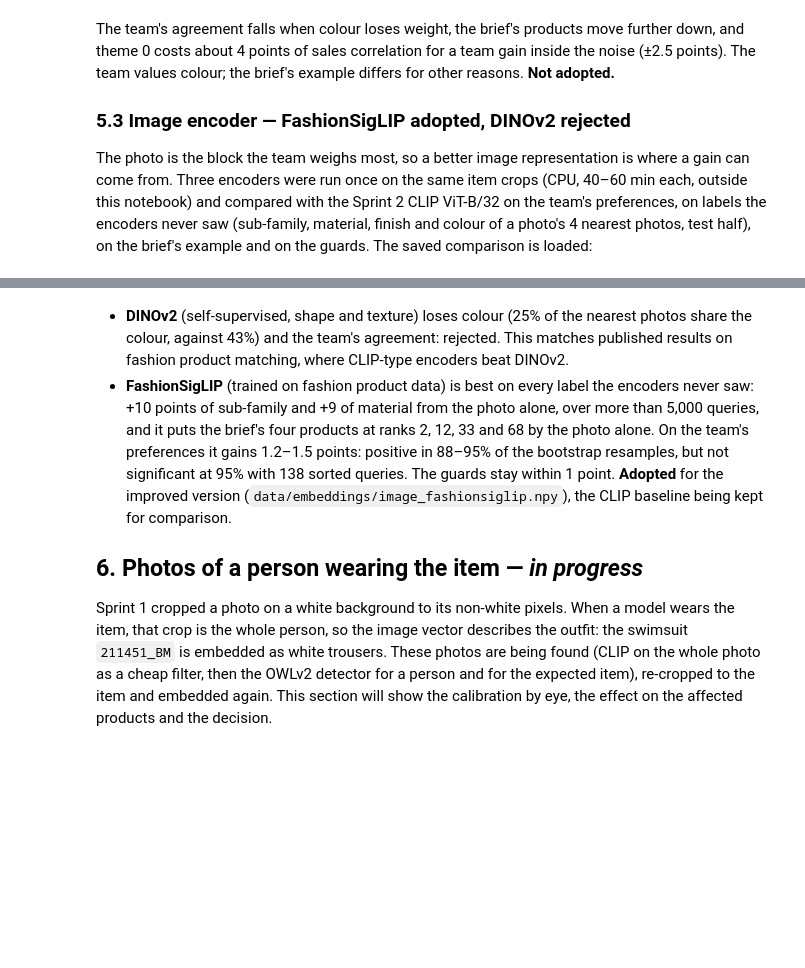
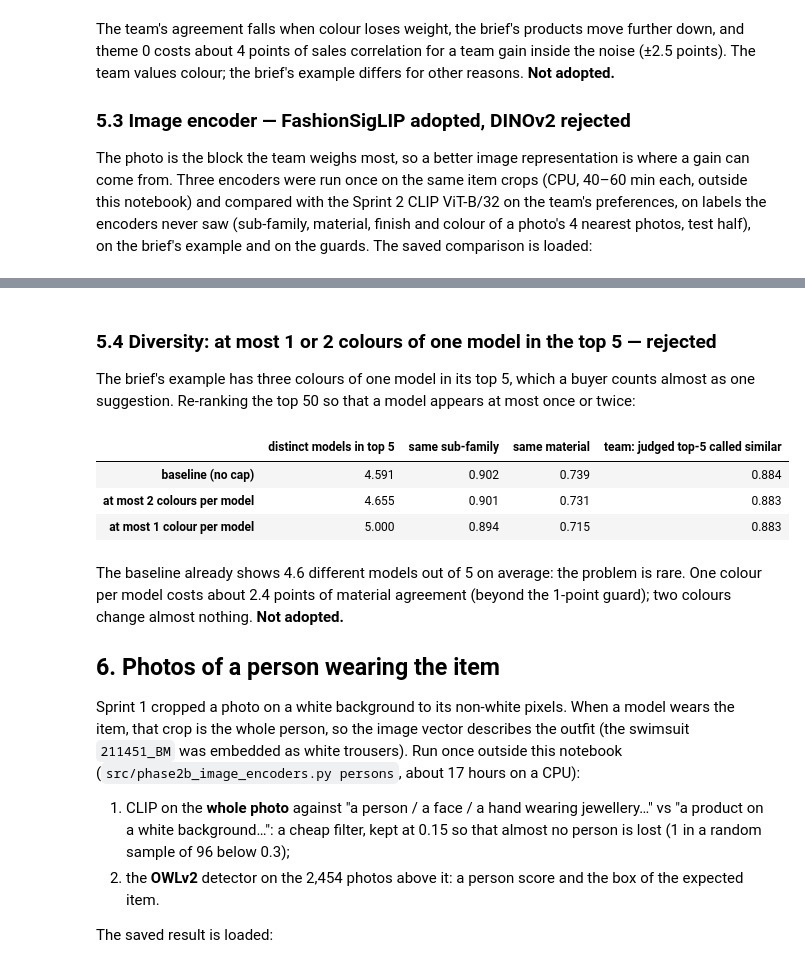
Before and after one commit to therealblitz00/ECQ, a Jupyter notebook: notebooks/phase3_explanations_estimates.ipynb, the cells around one changed output, grey strips where cells are left out. Saved outputs shown, nothing was run; the diff lists cells and outputs as text; code cells hidden in the pictures; blank space fills up the shorter version.

```diff
--- a/notebooks/phase3_explanations_estimates.ipynb
+++ b/notebooks/phase3_explanations_estimates.ipynb
@@ -1058,20 +1058,57 @@ enc[["team pairs (current w)", "team pairs (CV refit)", "img_same_subfamily", "i
 | FashionCLIP | 0.720 | 0.736 | 0.650 | 0.357 | 0.602 | ... |
 | FashionSigLIP | 0.721 | 0.740 | 0.681 | 0.391 | 0.619 | ... |
 | DINOv2-small | 0.708 | 0.699 | 0.639 | 0.360 | 0.544 | ... |
-# %% [markdown]
-- **DINOv2** (self-supervised, shape and texture) loses colour (25% of the nearest photos share the colour, against 43%) and
-  the team's agreement: rejected. This matches published results on fashion product matching, where CLIP-type encoders beat
-  DINOv2.
-- **FashionSigLIP** (trained on fashion product data) is best on every label the encoders never saw: +10 points of
-  sub-family and +9 of material from the photo alone, over more than 5,000 queries, and it puts the brief's four products at
-  ranks 2, 12, 33 and 68 by the photo alone. On the team's preferences it gains 1.2–1.5 points: positive in 88–95% of the
-  bootstrap resamples, but not significant at 95% with 138 sorted queries. The guards stay within 1 point. **Adopted** for
-  the improved version (`data/embeddings/image_fashionsiglip.npy`), the CLIP baseline being kept for comparison.
-
-## 6. Photos of a person wearing the item — *in progress*
-
-Sprint 1 cropped a photo on a white background to its non-white pixels. When a model wears the item, that crop is the whole
-person, so the image vector describes the outfit: the swimsuit `211451_BM` is embedded as white trousers. These photos are
-being found (CLIP on the whole photo as a cheap filter, then the OWLv2 detector for a person and for the expected item),
-re-cropped to the item and embedded again. This section will show the calibration by eye, the effect on the affected
-products and the decision.
+# %% [markdown]
+### 5.4 Diversity: at most 1 or 2 colours of one model in the top 5 — rejected
+
+The brief's example has three colours of one model in its top 5, which a buyer counts almost as one suggestion. Re-ranking
+the top 50 so that a model appears at most once or twice:
+# %%
+top50 = top_k(W_BASE, k=50)
+ref_arr = items["PROD_REF"].astype(str).to_numpy()
+judged = {}
+for a in answers:
+    for c in a["similar"]:
+        judged.setdefault((a["query"], c), []).append(1.0)
+    for c in a["not"]:
+        judged.setdefault((a["query"], c), []).append(0.0)
+
+def cap(nb, m):
+    if m is None:
+        return nb[nb["rank"] <= 10]
+    nb = nb.assign(model=ref_arr[nb["c"]]).sort_values(["q", "rank"])
+    nb = nb[nb.groupby(["q", "model"]).cumcount() < m].copy()
+    nb["rank"] = nb.groupby("q").cumcount() + 1
+    return nb[nb["rank"] <= 10]
+
+rows = {}
+for name, m in [("baseline (no cap)", None), ("at most 2 colours per model", 2), ("at most 1 colour per model", 1)]:
+    nb = cap(top50, m)
+    t5 = nb[nb["rank"] <= 5]
+    g = evaluate(nb[nb["q"].isin(TEST_Q)])
+    keys_ = items[KEY].to_numpy()
+    j = [np.mean(judged[(keys_[a], keys_[b])]) for a, b in zip(t5["q"], t5["c"]) if (keys_[a], keys_[b]) in judged]
+    rows[name] = {"distinct models in top 5": t5.assign(m=ref_arr[t5["c"]]).groupby("q")["m"].nunique().mean(),
+                  "same sub-family": g["same_subfamily"], "same material": g["same_material"],
+                  "team: judged top-5 called similar": np.mean(j)}
+pd.DataFrame(rows).T.round(3)
+# %% [output]
+|  | distinct models in top 5 | same sub-family | same material | team: judged top-5 called similar |
+| baseline (no cap) | 4.591 | 0.902 | 0.739 | 0.884 |
+| at most 2 colours per model | 4.655 | 0.901 | 0.731 | 0.883 |
+| at most 1 colour per model | 5.000 | 0.894 | 0.715 | 0.883 |
+# %% [markdown]
+The baseline already shows 4.6 different models out of 5 on average: the problem is rare. One colour per model costs about
+2.4 points of material agreement (beyond the 1-point guard); two colours change almost nothing. **Not adopted.**
+
+## 6. Photos of a person wearing the item
+
+Sprint 1 cropped a photo on a white background to its non-white pixels. When a model wears the item, that crop is the whole
+person, so the image vector describes the outfit (the swimsuit `211451_BM` was embedded as white trousers). Run once outside
+this notebook (`src/phase2b_image_encoders.py persons`, about 17 hours on a CPU):
+
+1. CLIP on the **whole photo** against "a person / a face / a hand wearing jewellery…" vs "a product on a white
+   background…": a cheap filter, kept at 0.15 so that almost no person is lost (1 in a random sample of 96 below 0.3);
+2. the **OWLv2** detector on the 2,454 photos above it: a person score and the box of the expected item.
+
+The saved result is loaded:
```
Also changed, not shown: parts of 7 cells of this notebook, 22 other files.
